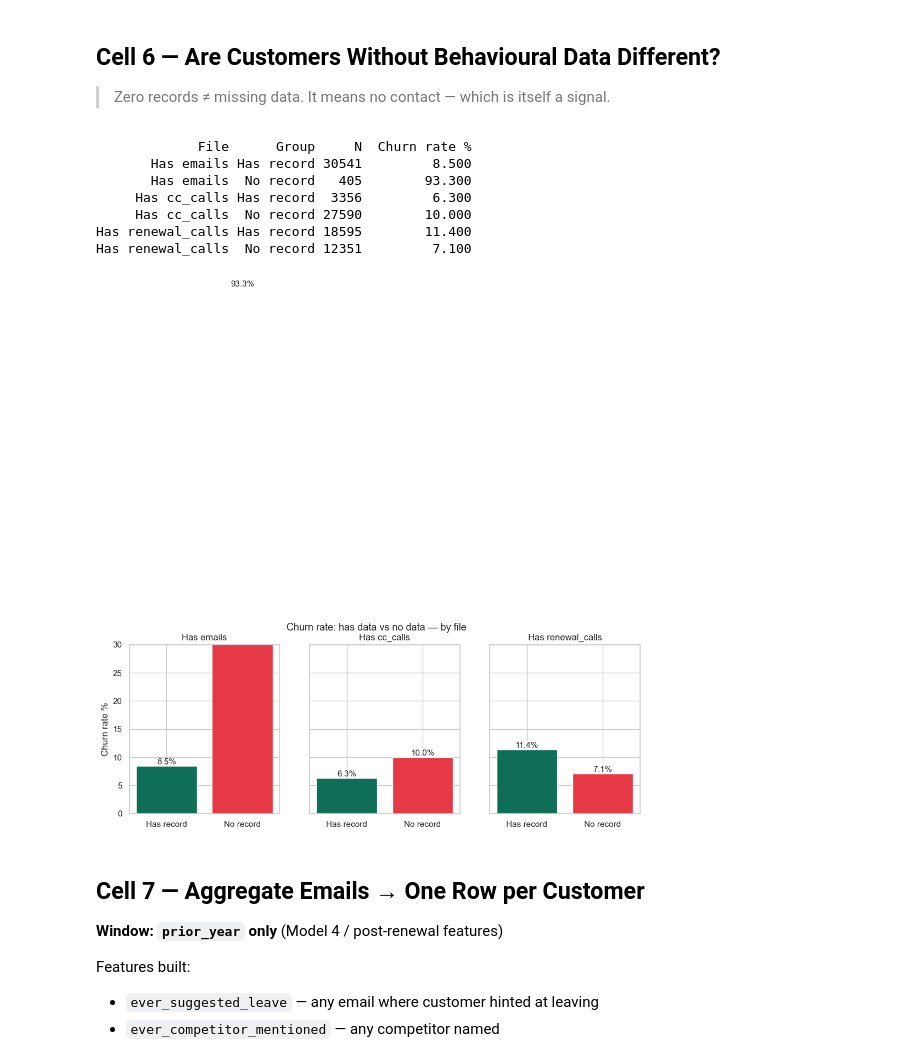
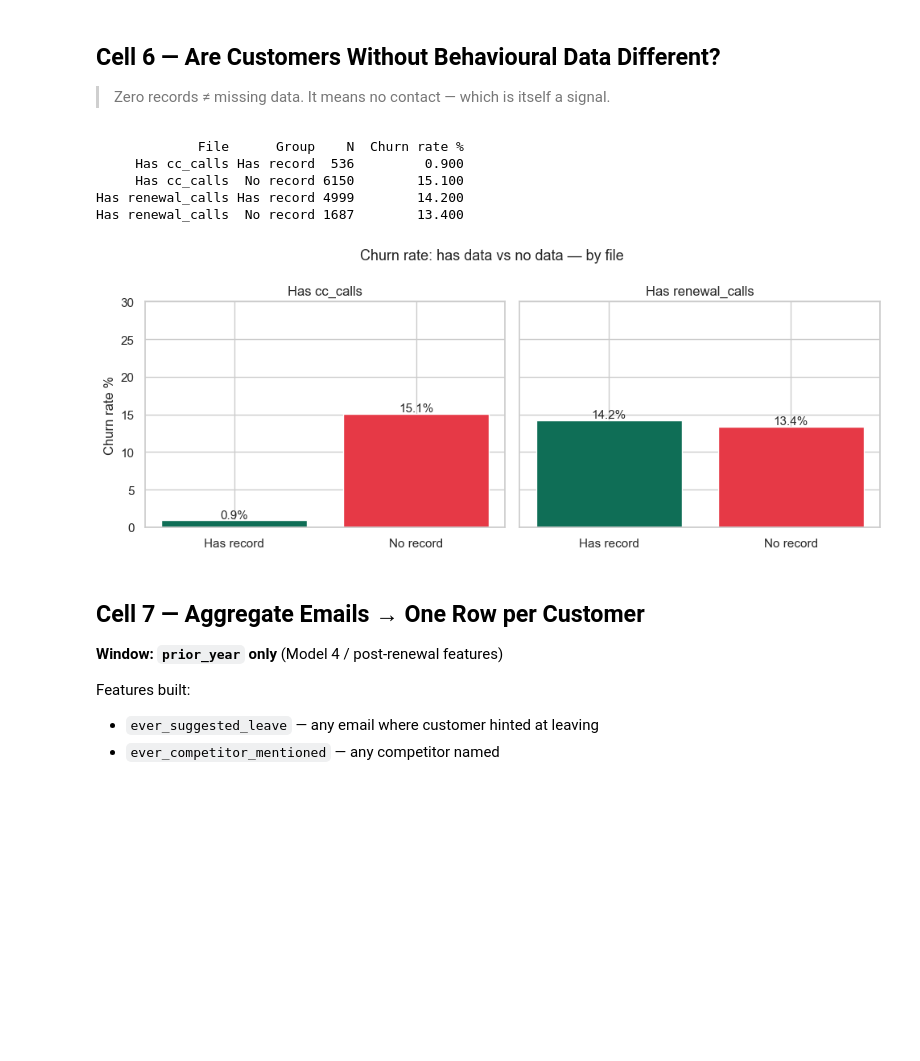
Before and after one commit to rahulparaselli/post_renewal_churn_prediction, a Jupyter notebook: notebooks/02_integration/01_data_integration_eda.ipynb, the cells around one changed output. Cells and saved outputs as stored; diff of their text form; code cells hidden in the pictures; blank space fills up the shorter version.

```diff
--- a/notebooks/02_integration/01_data_integration_eda.ipynb
+++ b/notebooks/02_integration/01_data_integration_eda.ipynb
@@ -48,12 +48,12 @@ FEATURES.mkdir(parents=True, exist_ok=True)
 raw = load_all()
 bills    = clean_billings(raw["billings"])
 cc       = clean_cc_calls(raw["cc_calls"])
-emails   = clean_emails(raw["emails"])
+# emails   = clean_emails(raw["emails"])
 rc       = clean_renewal_calls(raw["renewal_calls"])
 
 print("=== Shapes after cleaning ===")
 for name, df in [("billings", bills), ("cc_calls", cc),
-                 ("emails", emails), ("renewal_calls", rc)]:
+                  ("renewal_calls", rc)]:
     print(f"  {name:<16} {df.shape}")
 # %% [output]
 === Shapes after cleaning ===
@@ -201,58 +171,66 @@ Have renewal_calls (2024)  18595  60.100
 ## Cell 6 — Are Customers Without Behavioural Data Different?
 > Zero records ≠ missing data. It means no contact — which is itself a signal.
 # %%
-# Build label for 2024 Won cohort first (quick version for this check)
-bills_2025 = bills[bills["Renewal_Year"] == 2025][["Co_Ref", "Prospect_Outcome"]]
-train_base = bills[(bills["Renewal_Year"] == 2024) &
-                   (bills["Prospect_Outcome"] == "Won")].copy()
-train_base = train_base.merge(bills_2025.rename(
-    columns={"Prospect_Outcome": "outcome_2025"}), on="Co_Ref", how="left")
-train_base["churn_label"] = (train_base["outcome_2025"] != "Won").astype(int)
+# Build label for 2024 cohort using 4-week post-renewal window
+yr_2024 = bills[bills["Renewal_Year"] == 2024].copy()
 
-# Flag coverage per file
-train_base["has_email"]   = train_base["Co_Ref"].isin(email_ids).astype(int)
-train_base["has_cc"]      = train_base["Co_Ref"].isin(cc_ids).astype(int)
-train_base["has_rc"]      = train_base["Co_Ref"].isin(rc_ids).astype(int)
+yr_2024["_closed_within_4w"] = (
+    (yr_2024["Closed_Date"] > yr_2024["Prospect_Renewal_Date"]) &
+    (yr_2024["Closed_Date"] <= yr_2024["Prospect_Renewal_Date"] + pd.Timedelta(days=28))
+)
+
+train_base = yr_2024[
+    (yr_2024["_closed_within_4w"]) &
+    (yr_2024["Prospect_Outcome"].isin(["Won", "Churned"]))
+].copy()
+
+# Create churn label
+train_base["churn_label"] = (train_base["Prospect_Outcome"] == "Churned").astype(int)
+
+# Feature flags (only cc_calls and renewal_calls)
+train_base["has_cc"] = train_base["Co_Ref"].isin(cc_ids).astype(int)
+train_base["has_rc"] = train_base["Co_Ref"].isin(rc_ids).astype(int)
 
 # Churn rate by coverage
 results = []
-for col, label in [("has_email","Has emails"),("has_cc","Has cc_calls"),("has_rc","Has renewal_calls")]:
-    for val, name in [(1,"Has record"),(0,"No record")]:
+
+for col, label in [("has_cc", "Has cc_calls"), ("has_rc", "Has renewal_calls")]:
+    for val, name in [(1, "Has record"), (0, "No record")]:
         subset = train_base[train_base[col] == val]
         results.append({
             "File": label,
             "Group": name,
             "N": len(subset),
             "Churn rate %": round(subset["churn_label"].mean() * 100, 1)
         })
 
 res_df = pd.DataFrame(results)
 print(res_df.to_string(index=False))
 
-# visualise
-fig, axes = plt.subplots(1, 3, figsize=(12, 4), sharey=True)
-for ax, file_label in zip(axes, ["Has emails","Has cc_calls","Has renewal_calls"]):
+# Visualisation
+fig, axes = plt.subplots(1, 2, figsize=(10, 4), sharey=True)
+
+for ax, file_label in zip(axes, ["Has cc_calls", "Has renewal_calls"]):
     sub = res_df[res_df["File"] == file_label]
-    ax.bar(sub["Group"], sub["Churn rate %"],
-           color=["#0F6E56","#E63946"])
+    ax.bar(sub["Group"], sub["Churn rate %"], color=["#0F6E56", "#E63946"])
     ax.set_title(file_label)
     ax.set_ylabel("Churn rate %" if ax == axes[0] else "")
     ax.set_ylim(0, 30)
+
     for i, row in sub.iterrows():
         ax.text(i - sub.index[0], row["Churn rate %"] + 0.3,
                 f"{row['Churn rate %']}%", ha="center", fontsize=11)
+
 fig.suptitle("Churn rate: has data vs no data — by file", fontsize=13)
 plt.tight_layout()
 plt.show()
 # %% [output]
-             File      Group     N  Churn rate %
-       Has emails Has record 30541         8.500
-       Has emails  No record   405        93.300
-     Has cc_calls Has record  3356         6.300
-     Has cc_calls  No record 27590        10.000
-Has renewal_calls Has record 18595        11.400
-Has renewal_calls  No record 12351         7.100
+             File      Group    N  Churn rate %
+     Has cc_calls Has record  536         0.900
+     Has cc_calls  No record 6150        15.100
+Has renewal_calls Has record 4999        14.200
+Has renewal_calls  No record 1687        13.400
-[figure, old version]
+[figure, new version]
 # %% [markdown]
 ## Cell 7 — Aggregate Emails → One Row per Customer
 **Window: `prior_year` only** (Model 4 / post-renewal features)
```
Also changed, not shown: parts of 22 cells of this notebook, 28 other files.
